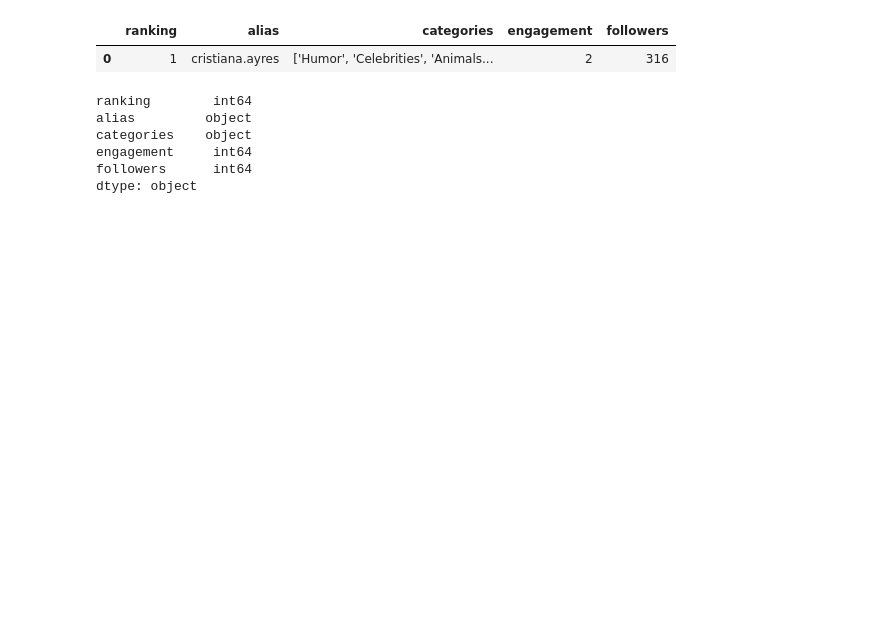
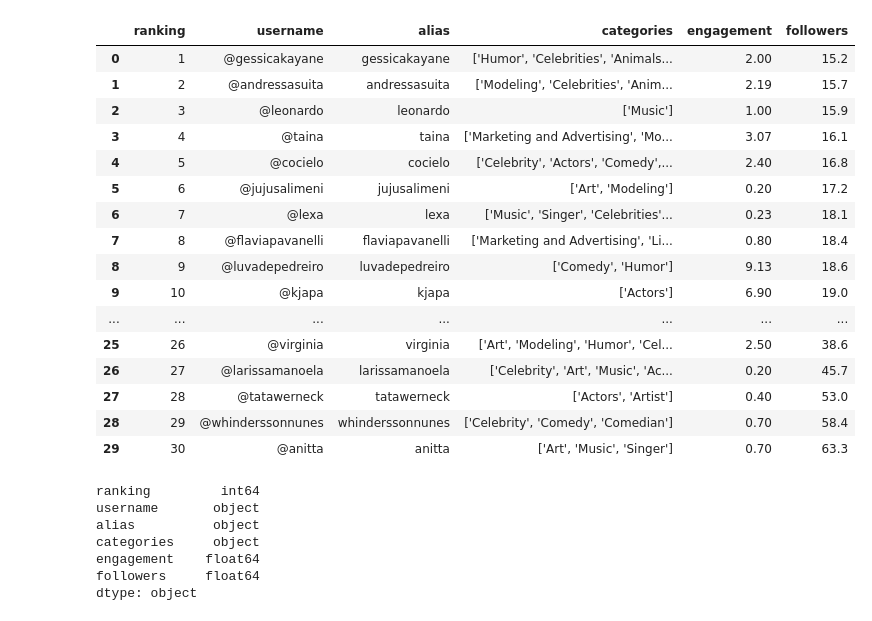
Before and after one commit to cristiana-ayres/Insta-engagement-pred, a Jupyter notebook: 2_axis_x.ipynb, the cells around one changed output. Cells and saved outputs as stored; diff of their text form; code cells hidden in the pictures; blank space fills up the shorter version.

```diff
--- a/2_axis_x.ipynb
+++ b/2_axis_x.ipynb
@@ -16,19 +14,35 @@ import numpy as np
 import warnings
 warnings.filterwarnings('ignore')
 # %%
-table_1 = pd.read_csv(r'test_table_insta.csv')
+table_1 = pd.read_csv(r'official_influencers.csv')
 table_1
 # %% [output]
-|  | ranking | alias | categories | engagement | followers |
-| 0 | 1 | cristiana.ayres | ['Humor', 'Celebrities', 'Animals... | 2 | 316 |
+|  | ranking | username | alias | categories | engagement | followers |
+| 0 | 1 | @gessicakayane | gessicakayane | ['Humor', 'Celebrities', 'Animals... | 2.00 | 15.2 |
+| 1 | 2 | @andressasuita | andressasuita | ['Modeling', 'Celebrities', 'Anim... | 2.19 | 15.7 |
+| 2 | 3 | @leonardo | leonardo | ['Music'] | 1.00 | 15.9 |
+| 3 | 4 | @taina | taina | ['Marketing and Advertising', 'Mo... | 3.07 | 16.1 |
+| 4 | 5 | @cocielo | cocielo | ['Celebrity', 'Actors', 'Comedy',... | 2.40 | 16.8 |
+| 5 | 6 | @jujusalimeni | jujusalimeni | ['Art', 'Modeling'] | 0.20 | 17.2 |
+| 6 | 7 | @lexa | lexa | ['Music', 'Singer', 'Celebrities'... | 0.23 | 18.1 |
+| 7 | 8 | @flaviapavanelli | flaviapavanelli | ['Marketing and Advertising', 'Li... | 0.80 | 18.4 |
+| 8 | 9 | @luvadepedreiro | luvadepedreiro | ['Comedy', 'Humor'] | 9.13 | 18.6 |
+| 9 | 10 | @kjapa | kjapa | ['Actors'] | 6.90 | 19.0 |
+| ... | ... | ... | ... | ... | ... | ... |
+| 25 | 26 | @virginia | virginia | ['Art', 'Modeling', 'Humor', 'Cel... | 2.50 | 38.6 |
+| 26 | 27 | @larissamanoela | larissamanoela | ['Celebrity', 'Art', 'Music', 'Ac... | 0.20 | 45.7 |
+| 27 | 28 | @tatawerneck | tatawerneck | ['Actors', 'Artist'] | 0.40 | 53.0 |
+| 28 | 29 | @whinderssonnunes | whinderssonnunes | ['Celebrity', 'Comedy', 'Comedian'] | 0.70 | 58.4 |
+| 29 | 30 | @anitta | anitta | ['Art', 'Music', 'Singer'] | 0.70 | 63.3 |
 # %%
 table_1.dtypes
 # %% [output]
-ranking        int64
-alias         object
-categories    object
-engagement     int64
-followers      int64
+ranking         int64
+username       object
+alias          object
+categories     object
+engagement    float64
+followers     float64
 dtype: object
 # %%
 table_1.set_index("ranking", inplace=True)
```
Also changed, not shown: parts of 6 cells of this notebook, 1 other file.
